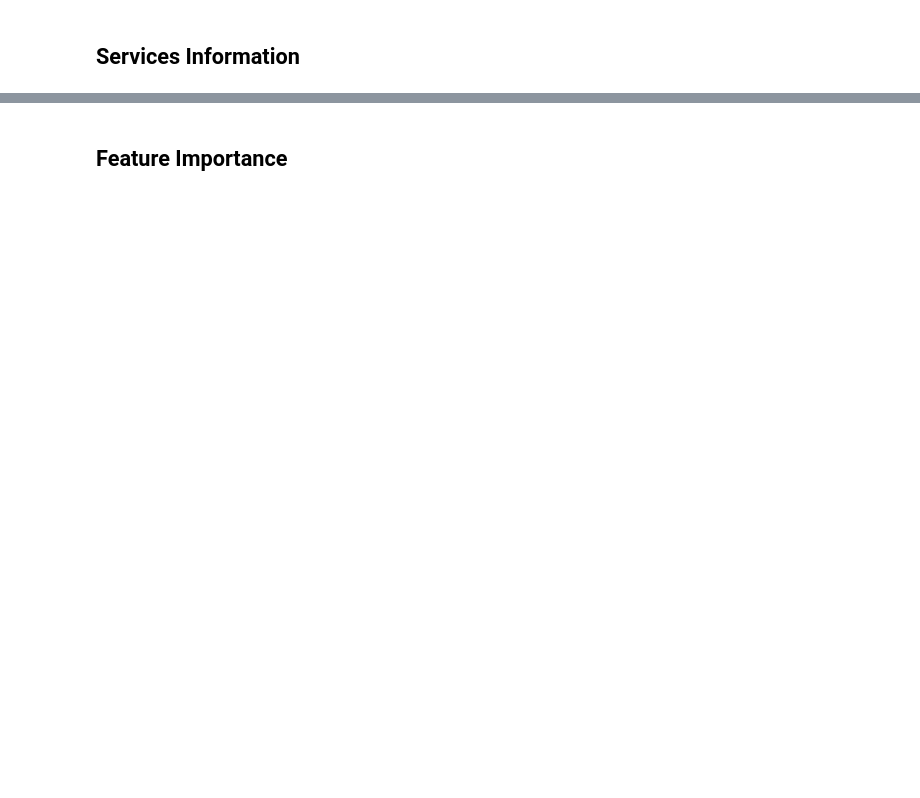
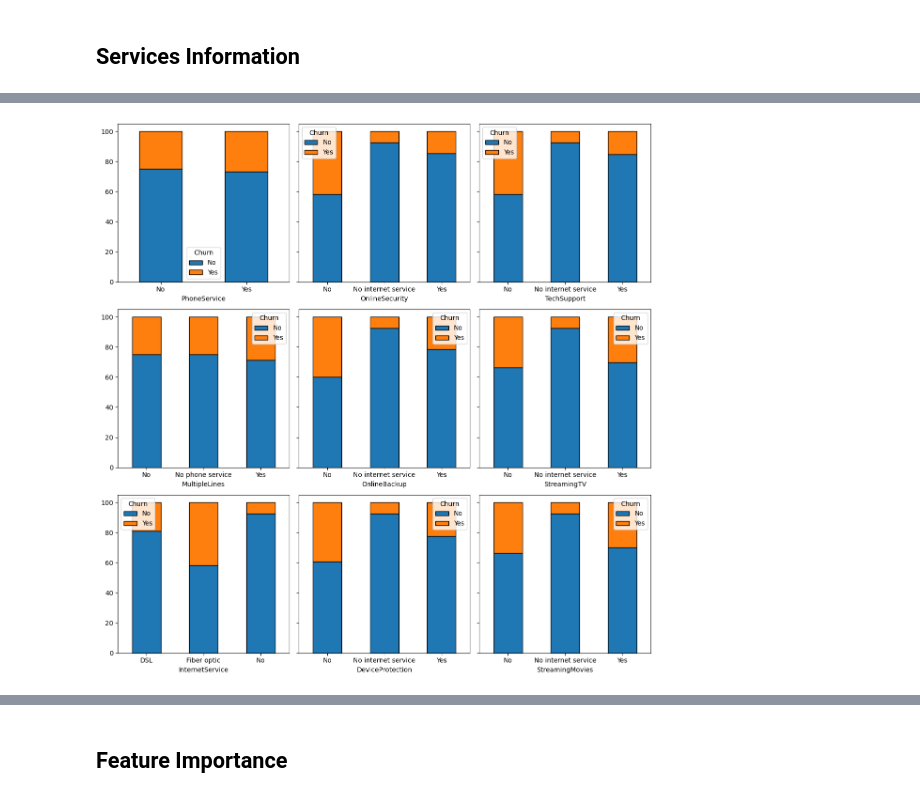
Before and after one commit to cvarney/telco_customer_churn, a Jupyter notebook: varney_christopher_churn.ipynb, the cells around one changed output, grey strips where cells are left out. Cells and saved outputs as stored; diff of their text form; code cells hidden in the pictures; blank space fills up the shorter version.

```diff
--- a/varney_christopher_churn.ipynb
+++ b/varney_christopher_churn.ipynb
@@ -453,15 +500,3 @@ KeyboardInterrupt:
-# %%
-# Multiple percentage plot of account
-f, axs = plt.subplots(3,2, figsize=(12,12),sharey=True)
-p = 0;
-for col in account:
-    x = p % 3
-    y = p // 3
-    sns.histplot(data=df,x=df[col],stat='percent',ax=axs[x,y],hue=df['Churn'],multiple='stack')
-    p += 1
-f.tight_layout()
-#plt.savefig('Account.png')
-plt.show()
 # %% [markdown]
 ## Services Information
 # %%
@@ -471 +517,15 @@ for col in services:
+# %%
+# Multiple proportion plot of categorical data in services
+f, axs = plt.subplots(3,3, figsize=(12,12),sharey=True)
+p = 0;
+for col in services_cat:
+    x = p % 3
+    y = p // 3
+    prop_plot(col,x,y)
+    p += 1
+f.tight_layout()
+plt.savefig('Services_Prop.png')
+plt.show()
+# %% [output]
+[figure, added]
 # %%
```
Also changed, not shown: parts of 39 cells of this notebook.
